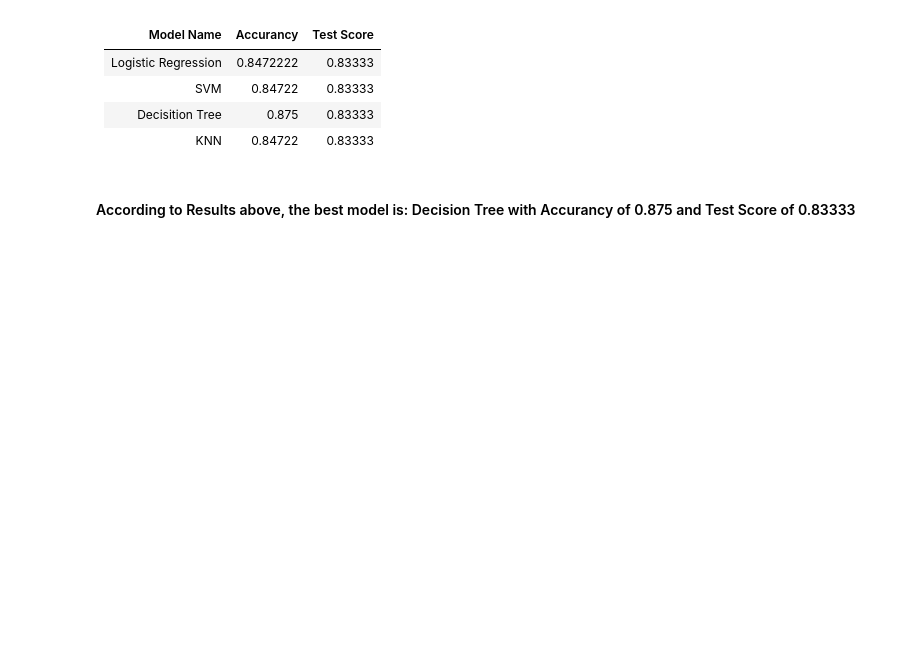
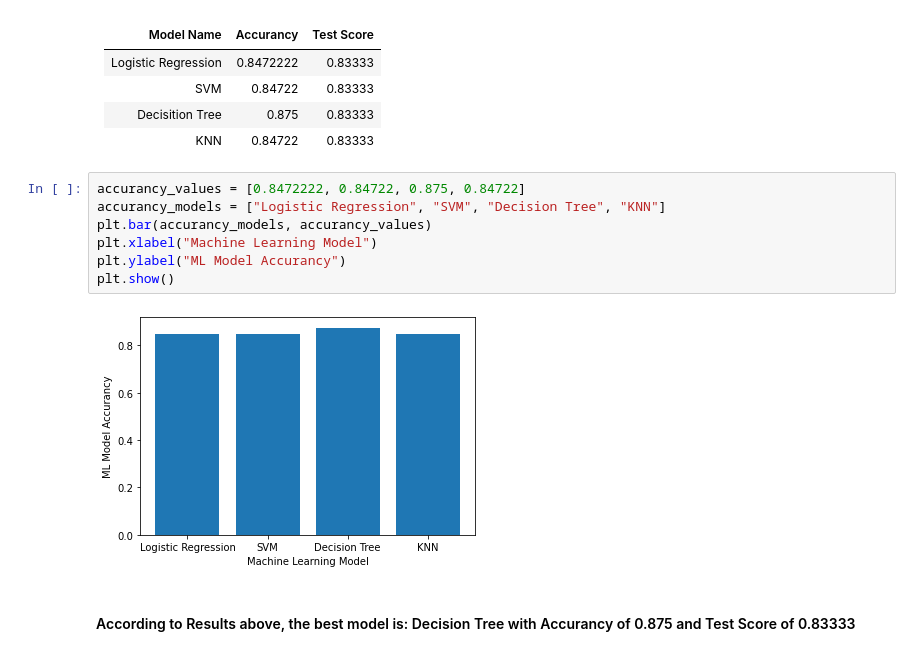
Before and after one commit to Emmanuel-Basikolo/Applied-Data-Science-Capston, a Jupyter notebook: SpaceX_Machine Learning Prediction_Part_5 (1).ipynb, the cells around one changed output. Cells and saved outputs as stored; diff of their text form; blank space fills up the shorter version.

```diff
--- a/SpaceX_Machine Learning Prediction_Part_5 (1).ipynb
+++ b/SpaceX_Machine Learning Prediction_Part_5 (1).ipynb
@@ -336,6 +352,15 @@ Find the method performs best:
 |SVM|  0.84722   |   0.83333   |
 |Decisition Tree|  0.875   |   0.83333   |
 |KNN|  0.84722   |   0.83333   |
+# %%
+accurancy_values = [0.8472222, 0.84722, 0.875, 0.84722]
+accurancy_models = ["Logistic Regression", "SVM", "Decision Tree", "KNN"]
+plt.bar(accurancy_models, accurancy_values)
+plt.xlabel("Machine Learning Model")
+plt.ylabel("ML Model Accurancy")
+plt.show()
+# %% [output]
+[figure, added]
 # %% [markdown]
 #### According to Results above, the best model is: Decision Tree  with Accurancy of 0.875  and Test Score of 0.83333
 # %% [markdown]
```
Also changed, not shown: parts of 3 cells of this notebook.
